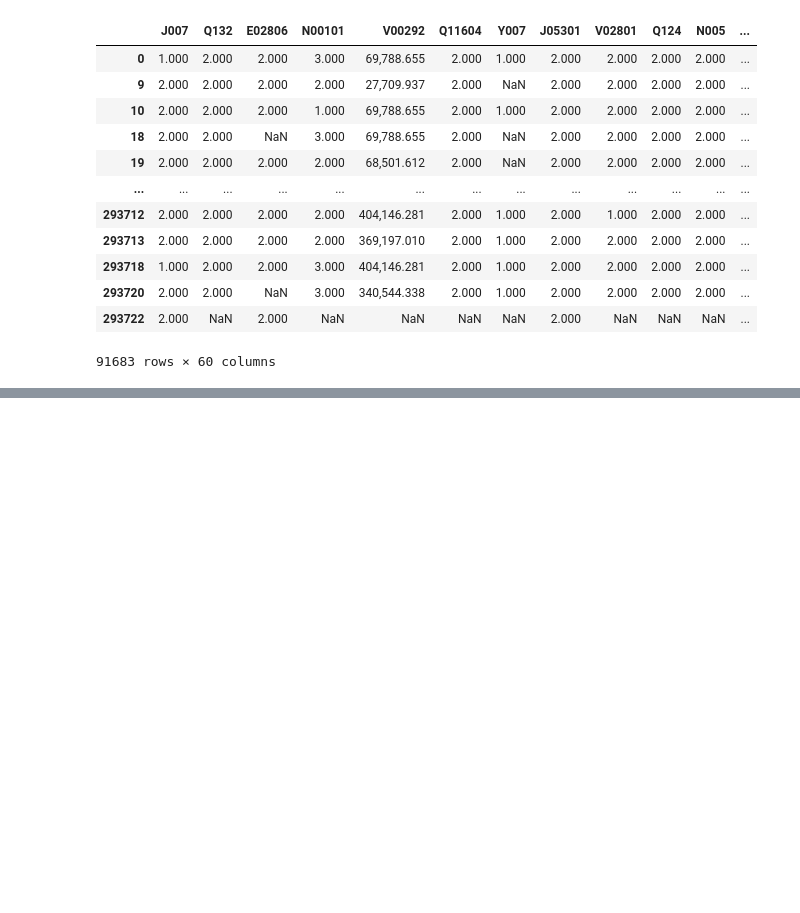
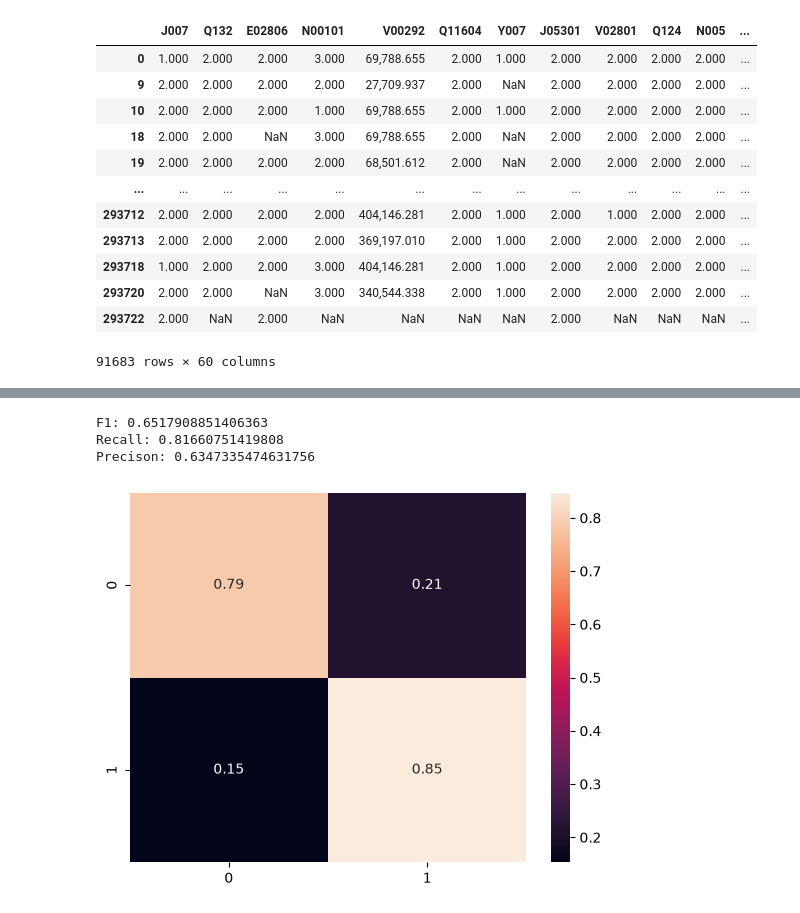
Before and after one commit to toni-cav/Analise_SIICUSP, a Jupyter notebook: exploratorio_depressao_e_sem_depressao.ipynb, the cells around one changed output, grey strips where cells are left out. Cells and saved outputs as stored; diff of their text form; code cells hidden in the pictures; blank space fills up the shorter version.

```diff
--- a/exploratorio_depressao_e_sem_depressao.ipynb
+++ b/exploratorio_depressao_e_sem_depressao.ipynb
@@ -1042,5 +865,10 @@ eval(dt, X_test, y_test)
 # %%
-eval(dt, X_train, y_train)
+evaluate_models(dt, X_train, y_train)
+# %% [output]
+F1: 0.6517908851406363
+Recall: 0.81660751419808
+Precison: 0.6347335474631756
+[figure, added]
 # %%
 from sklearn.model_selection import GridSearchCV
 
```
Also changed, not shown: parts of 20 cells of this notebook.
